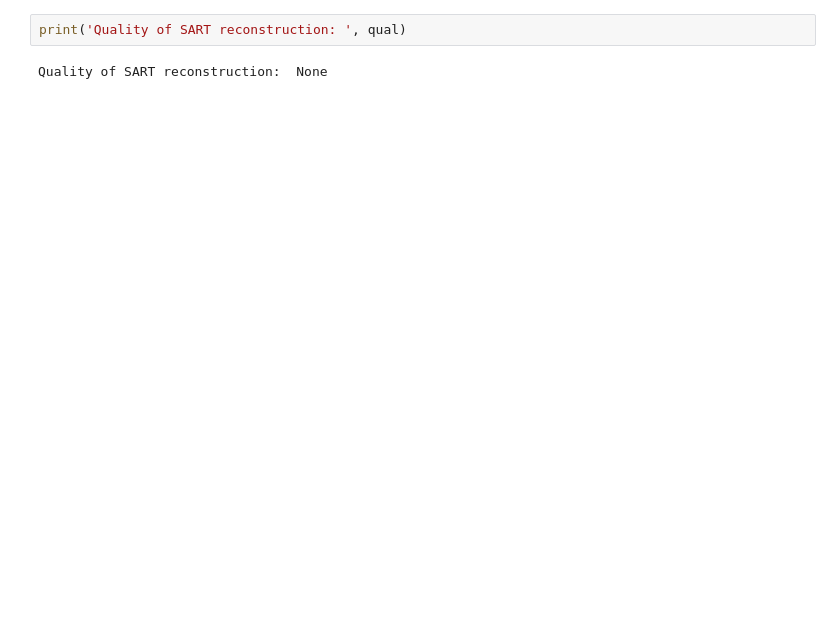
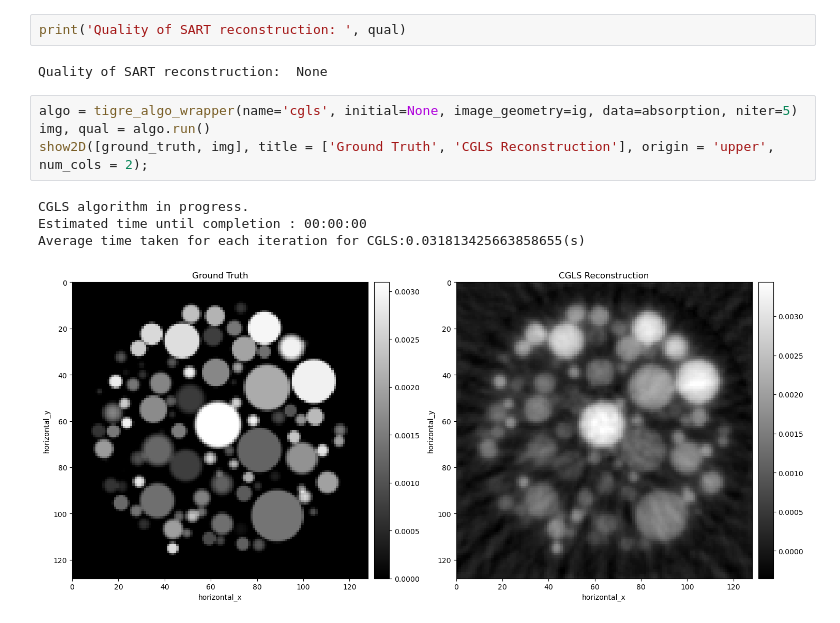
Before and after one commit to MargaretDuff/cil_test_notebooks, a Jupyter notebook: os-sart-tigre/basic_tigre_wrapping.ipynb, the cells around one changed output. Cells and saved outputs as stored; diff of their text form; blank space fills up the shorter version.

```diff
--- a/os-sart-tigre/basic_tigre_wrapping.ipynb
+++ b/os-sart-tigre/basic_tigre_wrapping.ipynb
@@ -81,3 +84,12 @@ show2D([ground_truth, img], title = ['Ground Truth', 'SART Reconstruction'], ori
 print('Quality of SART reconstruction: ', qual)
 # %% [output]
 Quality of SART reconstruction:  None
+# %%
+algo = tigre_algo_wrapper(name='cgls', initial=None, image_geometry=ig, data=absorption, niter=5)
+img, qual = algo.run()
+show2D([ground_truth, img], title = ['Ground Truth', 'CGLS Reconstruction'], origin = 'upper', num_cols = 2);
+# %% [output]
+CGLS algorithm in progress.
+Estimated time until completion : 00:00:00
+Average time taken for each iteration for CGLS:0.031813425663858655(s)
+[figure, added]
```
Also changed, not shown: parts of 16 cells of this notebook.
